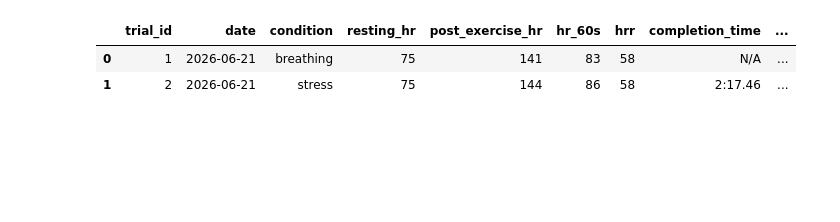
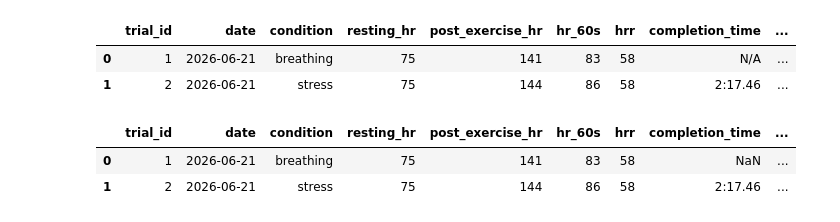
Before and after one commit to ctyy7/hrr-research-project, a Jupyter notebook: notebooks/01_create_research_table.ipynb, the cells around one changed output. Cells and saved outputs as stored; diff of their text form; code cells hidden in the pictures; blank space fills up the shorter version.

```diff
--- a/notebooks/01_create_research_table.ipynb
+++ b/notebooks/01_create_research_table.ipynb
@@ -46,3 +46,17 @@ df
 |  | trial_id | date | condition | resting_hr | post_exercise_hr | hr_60s | hrr | completion_time | ... |
 | 0 | 1 | 2026-06-21 | breathing | 75 | 141 | 83 | 58 | N/A | ... |
 | 1 | 2 | 2026-06-21 | stress | 75 | 144 | 86 | 58 | 2:17.46 | ... |
+# %%
+import pandas as pd
+from pathlib import Path
+
+project_root = Path.cwd().parent if Path.cwd().name == "notebooks" else Path.cwd()
+data_path = project_root / "data" / "research_data.csv"
+
+df = pd.read_csv(data_path)
+
+df
+# %% [output]
+|  | trial_id | date | condition | resting_hr | post_exercise_hr | hr_60s | hrr | completion_time | ... |
+| 0 | 1 | 2026-06-21 | breathing | 75 | 141 | 83 | 58 | NaN | ... |
+| 1 | 2 | 2026-06-21 | stress | 75 | 144 | 86 | 58 | 2:17.46 | ... |
```
Also changed, not shown: parts of 4 cells of this notebook, 1 other file.
